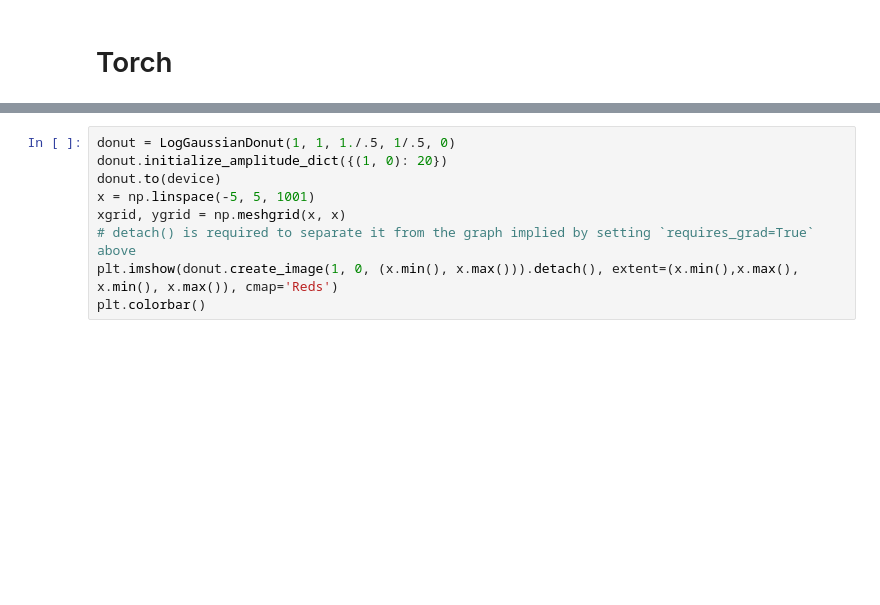
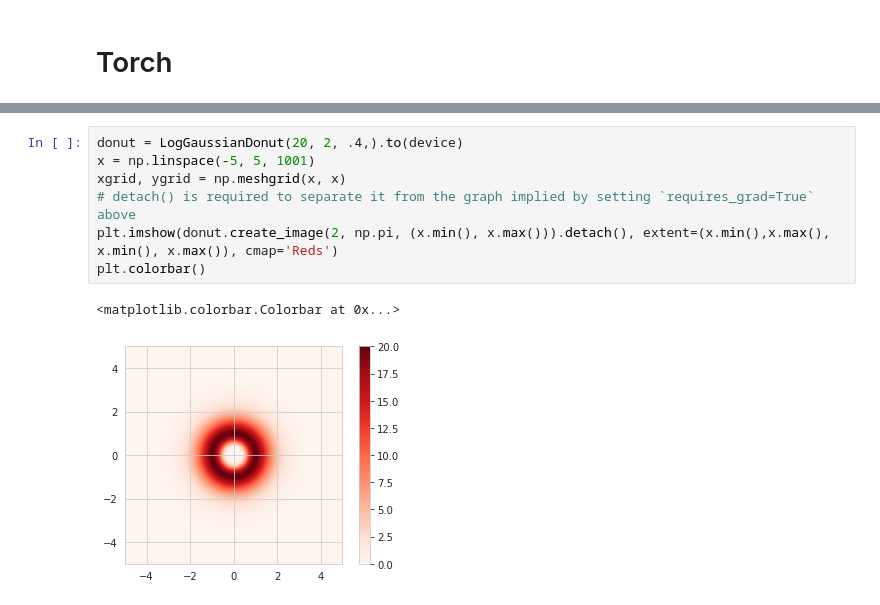
Before and after one commit to billbrod/spatial-frequency-preferences, a Jupyter notebook: notebooks/05-Model.ipynb, the cells around one changed output, grey strips where cells are left out. Saved outputs shown, nothing was run; the diff lists cells and outputs as text; blank space fills up the shorter version.

```diff
--- a/notebooks/05-Model.ipynb
+++ b/notebooks/05-Model.ipynb
@@ -299,12 +332,13 @@ plt.colorbar()
 # %%
-donut = LogGaussianDonut(1, 1, 1./.5, 1/.5, 0)
-donut.initialize_amplitude_dict({(1, 0): 20})
-donut.to(device)
+donut = LogGaussianDonut(20, 2, .4,).to(device)
 x = np.linspace(-5, 5, 1001)
 xgrid, ygrid = np.meshgrid(x, x)
 # detach() is required to separate it from the graph implied by setting `requires_grad=True` above
-plt.imshow(donut.create_image(1, 0, (x.min(), x.max())).detach(), extent=(x.min(),x.max(), x.min(), x.max()), cmap='Reds')
+plt.imshow(donut.create_image(2, np.pi, (x.min(), x.max())).detach(), extent=(x.min(),x.max(), x.min(), x.max()), cmap='Reds')
 plt.colorbar()
+# %% [output]
+<matplotlib.colorbar.Colorbar at 0x...>
+[figure, added]
 # %%
 img = donut.create_image(1, 0, (x.min(), x.max()), len(x)).cpu().detach().numpy()
 fig, axes = plt.subplots(2,2,figsize=(10, 5))
```
Also changed, not shown: parts of 36 cells of this notebook.
